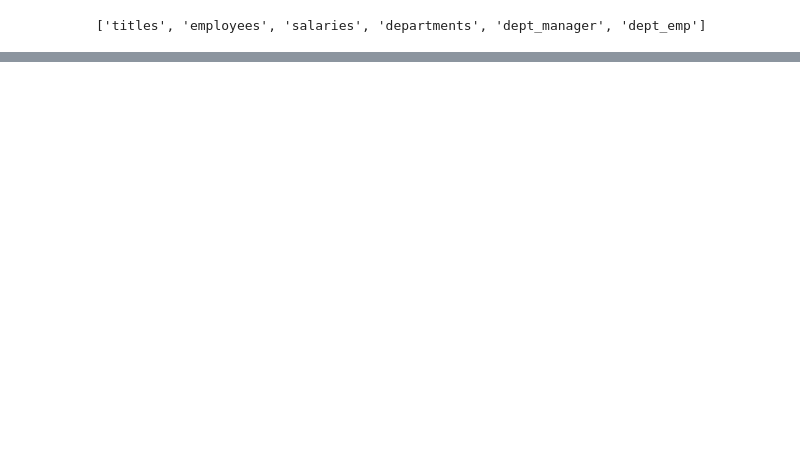
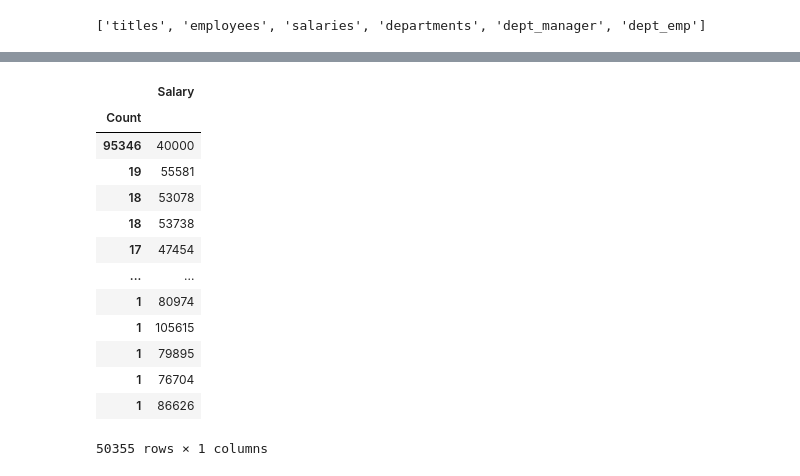
Before and after one commit to Infinity183/sql-challenge, a Jupyter notebook: EmployeeSQL/Bonus.ipynb, the cells around one changed output, grey strips where cells are left out. Saved outputs shown, nothing was run; the diff lists cells and outputs as text; code cells hidden in the pictures; blank space fills up the shorter version.

```diff
--- a/EmployeeSQL/Bonus.ipynb
+++ b/EmployeeSQL/Bonus.ipynb
@@ -80,0 +46,17 @@ plt.show()
+# %%
+count_salaries_df
+# %% [output]
+|  | Salary |
+| Count |  |
+| 95346 | 40000 |
+| 19 | 55581 |
+| 18 | 53078 |
+| 18 | 53738 |
+| 17 | 47454 |
+| ... | ... |
+| 1 | 80974 |
+| 1 | 105615 |
+| 1 | 79895 |
+| 1 | 76704 |
+| 1 | 86626 |
+50355 rows × 1 columns
```
Also changed, not shown: parts of 16 cells of this notebook, 2 other files.
